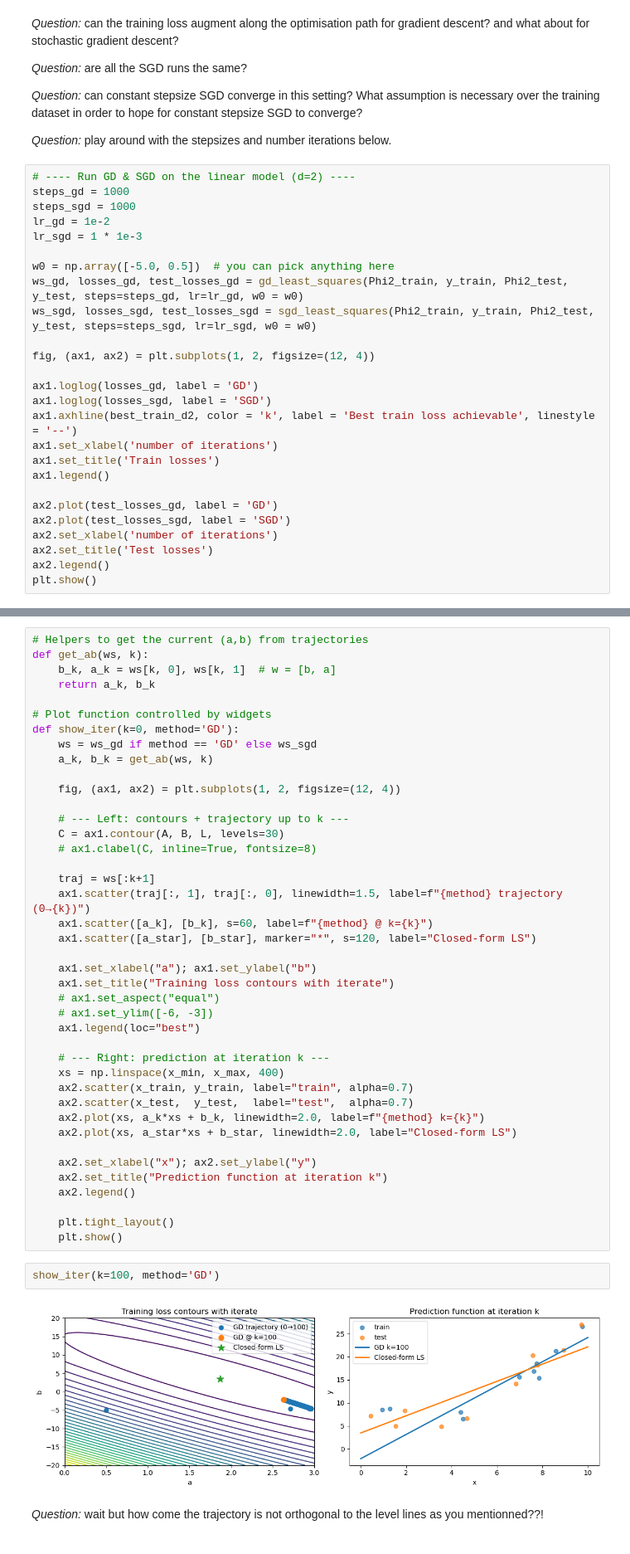
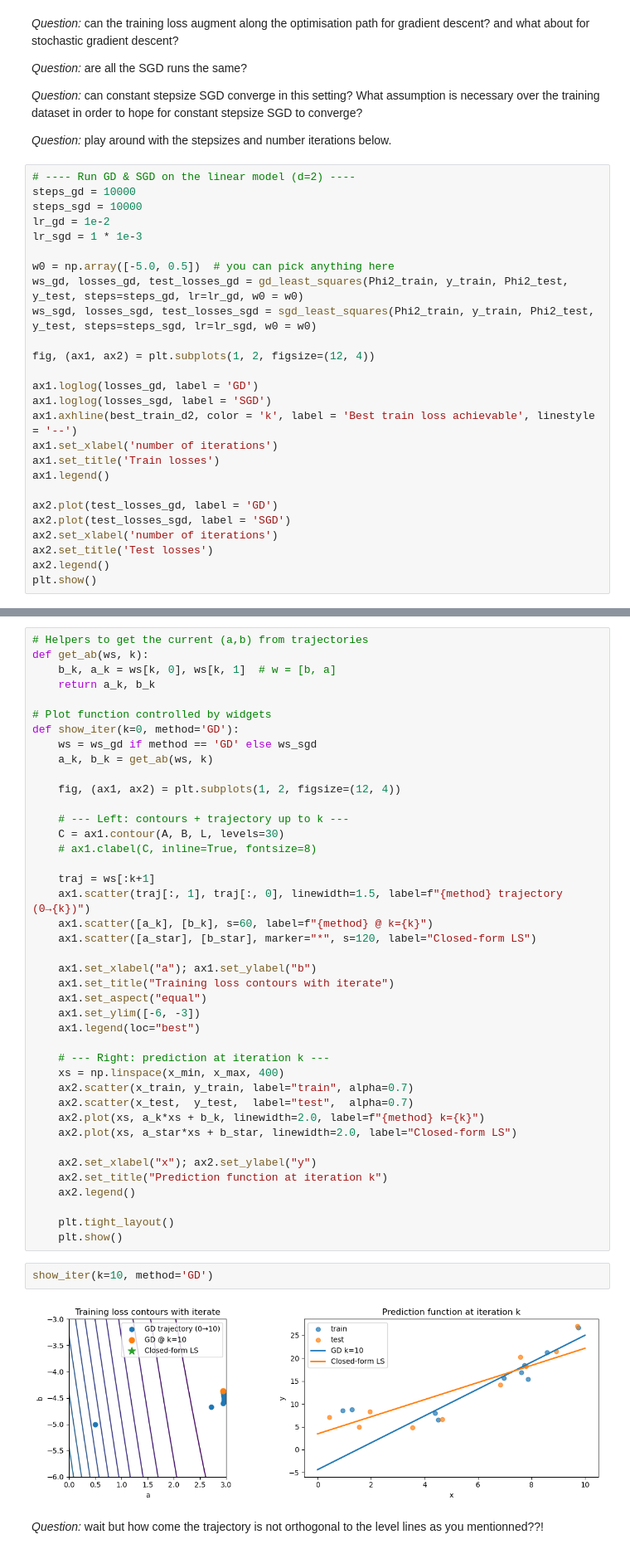
Before and after one commit to scottpesme/Basics-of-ML, a Jupyter notebook: Notebooks/Class 2 (linear regression)/linear_regression_playground-SOLUTIONS.ipynb, the cells around one changed output, grey strips where cells are left out. Shown: that part at 83% size. Drawn from its saved outputs; the diff is of its cells as text.

```diff
--- a/Notebooks/Class 2 (linear regression)/linear_regression_playground-SOLUTIONS.ipynb
+++ b/Notebooks/Class 2 (linear regression)/linear_regression_playground-SOLUTIONS.ipynb
@@ -284,8 +284,8 @@ def sgd_least_squares(X, y, X_test, y_test, steps=1000, lr=1e-2, w0=None):
 *Question:* play around with the stepsizes and number iterations below.
 # %%
 # ---- Run GD & SGD on the linear model (d=2) ----
-steps_gd = 1000
-steps_sgd = 1000
+steps_gd = 10000
+steps_sgd = 10000
 lr_gd = 1e-2
 lr_sgd = 1 * 1e-3
 
@@ -334,8 +334,8 @@ def show_iter(k=0, method='GD'):
 
     ax1.set_xlabel("a"); ax1.set_ylabel("b")
     ax1.set_title("Training loss contours with iterate")
-    # ax1.set_aspect("equal")
-    # ax1.set_ylim([-6, -3])
+    ax1.set_aspect("equal")
+    ax1.set_ylim([-6, -3])
     ax1.legend(loc="best")
 
     # --- Right: prediction at iteration k ---
@@ -352,9 +352,9 @@ def show_iter(k=0, method='GD'):
     plt.tight_layout()
     plt.show()
 # %%
-show_iter(k=100, method='GD')
+show_iter(k=10, method='GD')
 # %% [output]
-[figure, old version]
+[figure, new version]
 # %% [markdown]
 *Question:* wait but how come the trajectory is not orthogonal to the level lines as you mentionned??!
 # %% [markdown]
```
Also changed, not shown: parts of 2 cells of this notebook.
